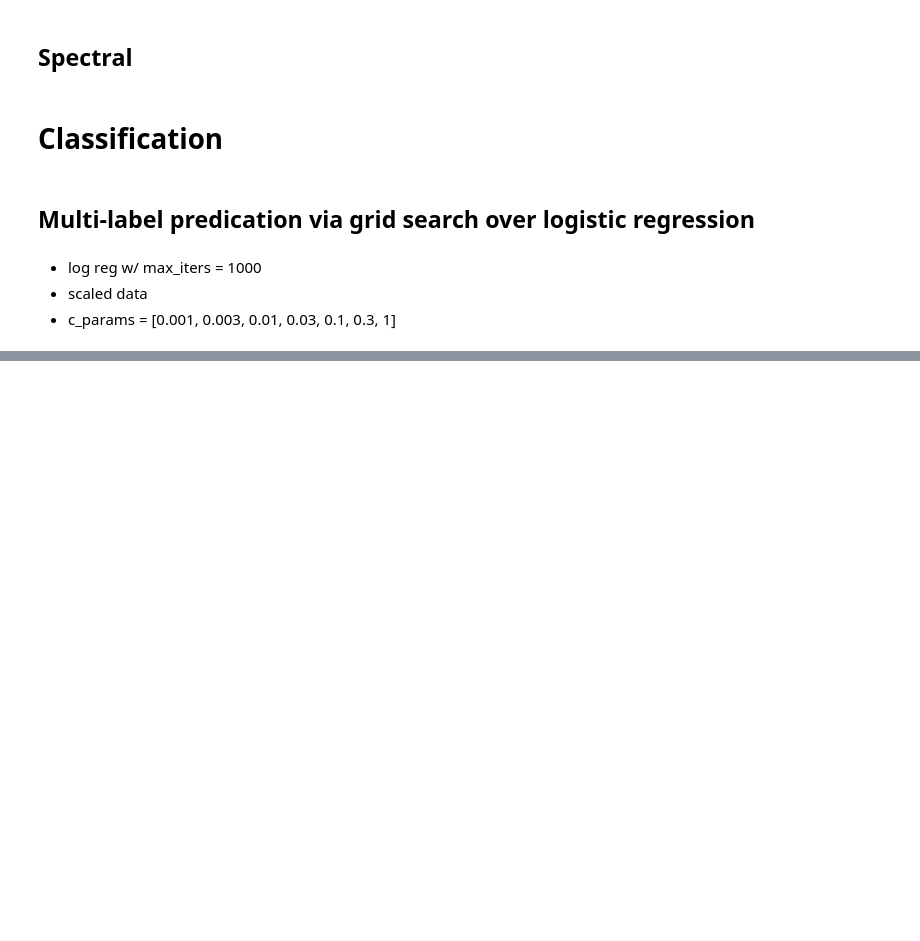
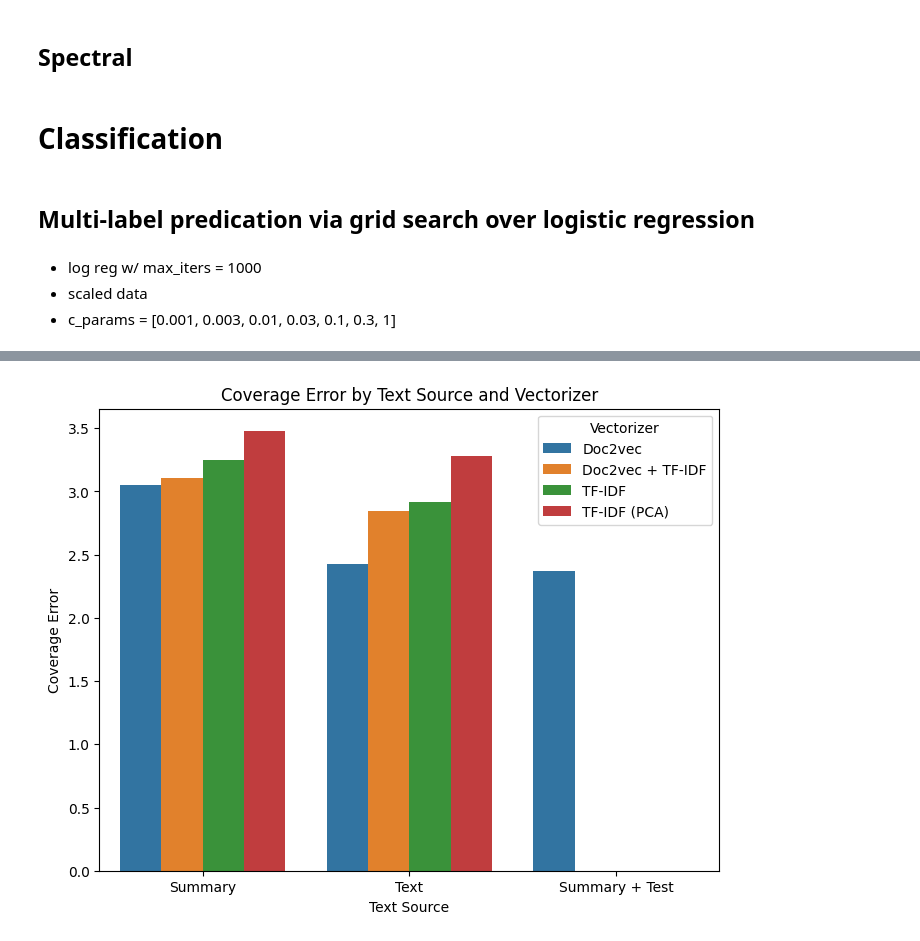
Before and after one commit to harrison-f-stropkay/76-final-project, a Jupyter notebook: paper.ipynb, the cells around one changed output, grey strips where cells are left out. Saved outputs shown, nothing was run; the diff lists cells and outputs as text; code cells hidden in the pictures; blank space fills up the shorter version.

```diff
--- a/paper.ipynb
+++ b/paper.ipynb
@@ -629,0 +714,18 @@ for column_name in ["summary", "text"]:
+# %%
+from sklearn.preprocessing import MultiLabelBinarizer
+from sklearn.multioutput import MultiOutputClassifier
+from sklearn.linear_model import LogisticRegression
+from sklearn.model_selection import GridSearchCV
+import ast
+import pandas as pd
+import numpy as np
+from sklearn.preprocessing import StandardScaler
+
+df = pd.read_csv("data/data.csv")
+df["genres"] = df["genres"].apply(ast.literal_eval)
+mlb = MultiLabelBinarizer()
+Y = mlb.fit_transform(df["genres"])
+train_index = df[df["split"] == "train"].index
+test_index = df[df["split"] == "test"].index
+Y_train = Y[train_index]
+Y_test = Y[test_index]
@@ -629,0 +771,75 @@ for column_name in ["summary", "text"]:
+# %%
+import numpy as np
+import pandas as pd
+import matplotlib.pyplot as plt
+import seaborn as sns
+from sklearn.metrics import (
+    coverage_error,
+    label_ranking_average_precision_score,
+    label_ranking_loss,
+    precision_score,
+    recall_score,
+    f1_score,
+    accuracy_score,
+)
+
+
+def plot_metric(metric_name):
+    plt.figure(figsize=(8, 6))
+    sns.barplot(x="Text Source", y=metric_name, hue="Vectorizer Type", data=results_df)
+    plt.title(f"{metric_name} by Text Source and Vectorizer")
+    plt.ylabel(metric_name)
+    plt.xlabel("Text Source")
+    plt.legend(title="Vectorizer")
+    if metric_name == "Average Precision":
+        plt.ylim(0, 1)
+    plt.show()
+
+
+Y_test = np.load(f"data/Y_test.npy")
+
+vectorizer_types = ["tfidf", "doc2vec", "tfidf + doc2vec"]
+column_names = ["summary", "text", "summary + text"]
+metrics = [
+    coverage_error,
+    label_ranking_average_precision_score,
+    label_ranking_loss,
+]
+
+results = []
+
+trios = [
+    ("doc2vec_summary", "Doc2vec", "Summary"),
+    ("doc2vec_text", "Doc2vec", "Text"),
+    ("doc2vec", "Doc2vec", "Summary + Test"),
+    ("summary", "Doc2vec + TF-IDF", "Summary"),
+    ("text", "Doc2vec + TF-IDF", "Text"),
+    ("tfidf_summary", "TF-IDF", "Summary"),
+    ("tfidf_text", "TF-IDF", "Text"),
+    ("tfidfpca_summary", "TF-IDF (PCA)", "Summary"),
+    ("tfidfpca_text", "TF-IDF (PCA)", "Text"),
+]
+
+for filename, vectorizer_type, column_name in trios:
+    filename += ".npy"
+    Y_pred_proba = np.load(f"probability_predictions/{filename}")
+
+    metrics_values = [metric(Y_test, Y_pred_proba) for metric in metrics]
+    results.append(
+        {
+            "Vectorizer Type": vectorizer_type,
+            "Text Source": column_name,
+            "Coverage Error": metrics_values[0],
+            "Average Precision": metrics_values[1],
+            "Ranking Loss": metrics_values[2],
+        }
+    )
+
+results_df = pd.DataFrame(results)
+
+# Plotting
+plot_metric("Coverage Error")
+plot_metric("Average Precision")
+plot_metric("Ranking Loss")
+# %% [output]
+[figure, added]
```
Also changed, not shown: parts of 28 cells of this notebook.
